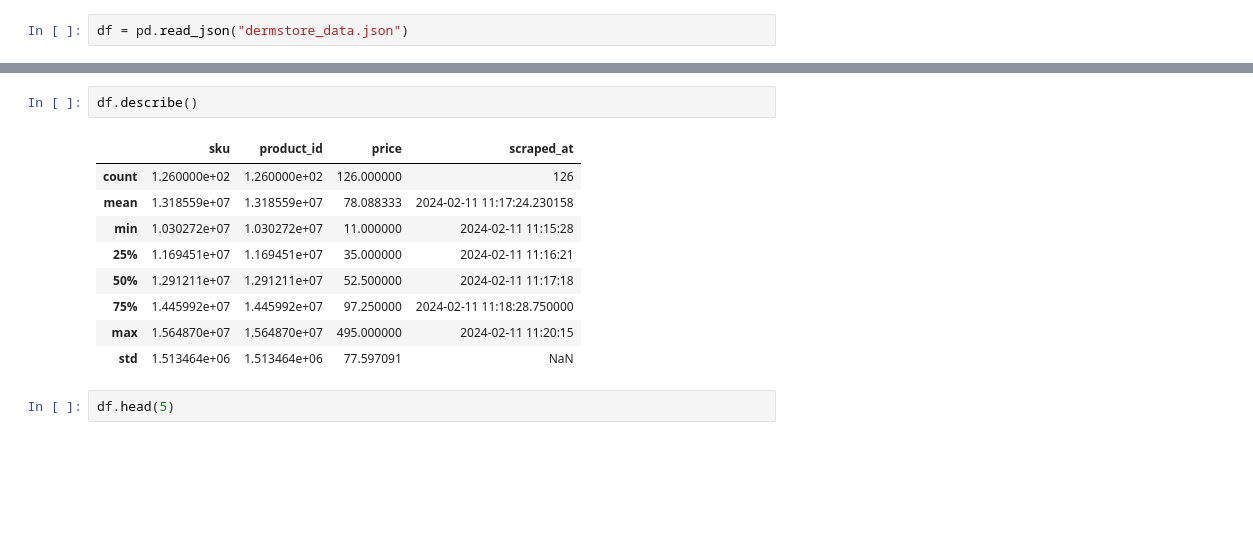
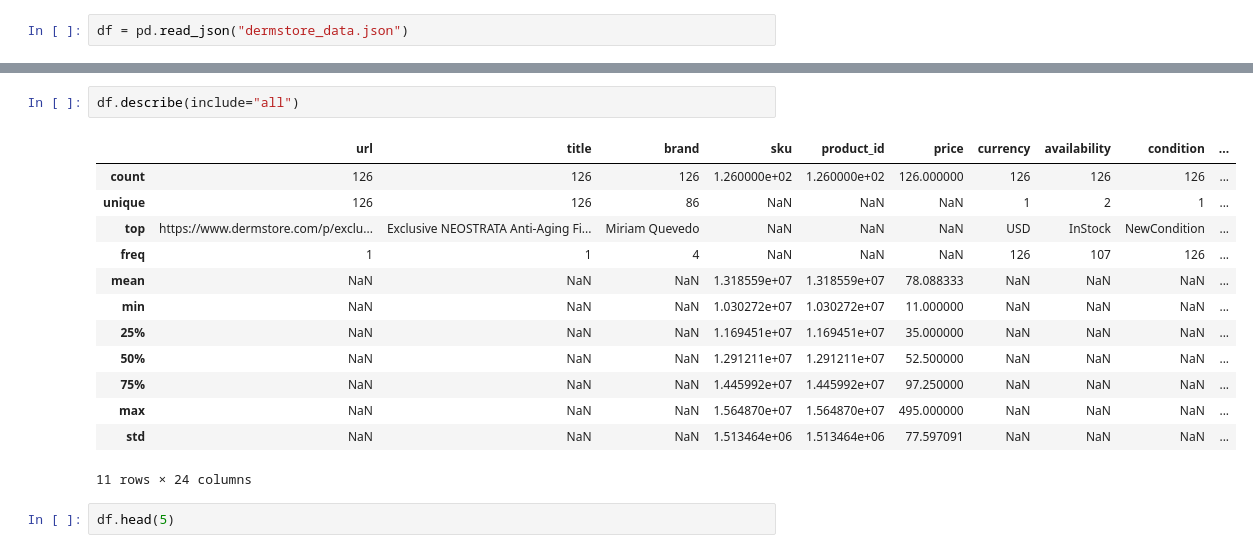
Before and after one commit to arnoldmfumu-crypto/GlowUpAi, a Jupyter notebook: data/raw/skincare_products/dermstore_data.ipynb, the cells around one changed output, grey strips where cells are left out. Saved outputs shown, nothing was run; the diff lists cells and outputs as text; blank space fills up the shorter version.

Commit message:
amazon skincare + dermstore

```diff
--- a/data/raw/skincare_products/dermstore_data.ipynb
+++ b/data/raw/skincare_products/dermstore_data.ipynb
@@ -10,15 +10,19 @@ df.shape
 # %%
-df.describe()
+df.describe(include="all")
 # %% [output]
-|  | sku | product_id | price | scraped_at |
-| count | 1.260000e+02 | 1.260000e+02 | 126.000000 | 126 |
-| mean | 1.318559e+07 | 1.318559e+07 | 78.088333 | 2024-02-11 11:17:24.230158 |
-| min | 1.030272e+07 | 1.030272e+07 | 11.000000 | 2024-02-11 11:15:28 |
-| 25% | 1.169451e+07 | 1.169451e+07 | 35.000000 | 2024-02-11 11:16:21 |
-| 50% | 1.291211e+07 | 1.291211e+07 | 52.500000 | 2024-02-11 11:17:18 |
-| 75% | 1.445992e+07 | 1.445992e+07 | 97.250000 | 2024-02-11 11:18:28.750000 |
-| max | 1.564870e+07 | 1.564870e+07 | 495.000000 | 2024-02-11 11:20:15 |
-| std | 1.513464e+06 | 1.513464e+06 | 77.597091 | NaN |
+|  | url | title | brand | sku | product_id | price | currency | availability | condition | ... |
+| count | 126 | 126 | 126 | 1.260000e+02 | 1.260000e+02 | 126.000000 | 126 | 126 | 126 | ... |
+| unique | 126 | 126 | 86 | NaN | NaN | NaN | 1 | 2 | 1 | ... |
+| top | https://www.dermstore.com/p/exclu... | Exclusive NEOSTRATA Anti-Aging Fi... | Miriam Quevedo | NaN | NaN | NaN | USD | InStock | NewCondition | ... |
+| freq | 1 | 1 | 4 | NaN | NaN | NaN | 126 | 107 | 126 | ... |
+| mean | NaN | NaN | NaN | 1.318559e+07 | 1.318559e+07 | 78.088333 | NaN | NaN | NaN | ... |
+| min | NaN | NaN | NaN | 1.030272e+07 | 1.030272e+07 | 11.000000 | NaN | NaN | NaN | ... |
+| 25% | NaN | NaN | NaN | 1.169451e+07 | 1.169451e+07 | 35.000000 | NaN | NaN | NaN | ... |
+| 50% | NaN | NaN | NaN | 1.291211e+07 | 1.291211e+07 | 52.500000 | NaN | NaN | NaN | ... |
+| 75% | NaN | NaN | NaN | 1.445992e+07 | 1.445992e+07 | 97.250000 | NaN | NaN | NaN | ... |
+| max | NaN | NaN | NaN | 1.564870e+07 | 1.564870e+07 | 495.000000 | NaN | NaN | NaN | ... |
+| std | NaN | NaN | NaN | 1.513464e+06 | 1.513464e+06 | 77.597091 | NaN | NaN | NaN | ... |
+11 rows × 24 columns
 # %%
 df.head(5)
 # %% [output]
```
Also changed, not shown: parts of 18 cells of this notebook, 1 other file.
